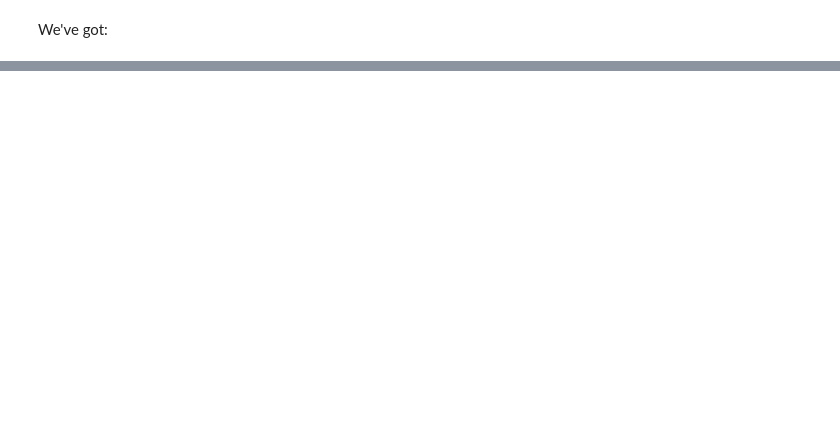
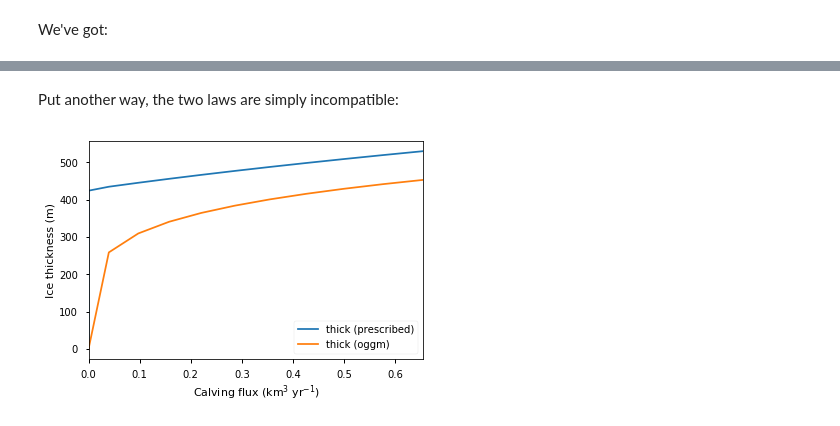
Before and after one commit to OGGM/oggm-edu-notebooks, a Jupyter notebook: oggm-tuto/inversion_with_frontal_ablation.ipynb, the cells around one changed output, grey strips where cells are left out. Cells and saved outputs as stored; diff of their text form; code cells hidden in the pictures; blank space fills up the shorter version.

```diff
--- a/oggm-tuto/inversion_with_frontal_ablation.ipynb
+++ b/oggm-tuto/inversion_with_frontal_ablation.ipynb
@@ -191,0 +271,4 @@ You have several options from here:
+# %%
+thick = out['calving_thick']
+df = calving_flux_from_depth(gdir, thick=thick)
+np.testing.assert_almost_equal(df['flux'], out['calving_flux'])
@@ -191,0 +424,34 @@ You have several options from here:
+# %% [markdown]
+Put another way, the two laws are simply incompatible:
+# %%
+df = []
+for thick in np.linspace(0, 530, 51):
+    # This function simply computes the calving law
+    out = calving_flux_from_depth(gdir, thick=thick)
+    out['thick (prescribed)'] = out.pop('thick')
+
+    # Now we feed it back to OGGM
+    gdir.inversion_calving_rate = out['flux']
+
+    # The mass-balance has to adapt in order to create a flux
+    tasks.local_t_star(gdir)
+    tasks.mu_star_calibration(gdir)
+    tasks.prepare_for_inversion(gdir)
+    v_inv, _ = tasks.mass_conservation_inversion(gdir)
+
+    # Now we get the OGGM ice thickness
+    out['thick (oggm)'] = calving_flux_from_depth(gdir)['thick']
+
+    # Add sliding (the fs value is outdated, but still)
+    v_inv, _ = tasks.mass_conservation_inversion(gdir, fs=5.7e-20)
+    out['thick (oggm+sliding)'] = calving_flux_from_depth(gdir)['thick']
+
+    # Store
+    df.append(out)
+
+df = pd.DataFrame(df)
+df[['flux', 'thick (prescribed)', 'thick (oggm)']].plot(x='flux');
+plt.xlabel('Calving flux (km$^3$ yr$^{-1}$)');
+plt.ylabel('Ice thickness (m)');
+# %% [output]
+[figure, added]
```
Also changed, not shown: parts of 79 cells of this notebook, 1 other file.
